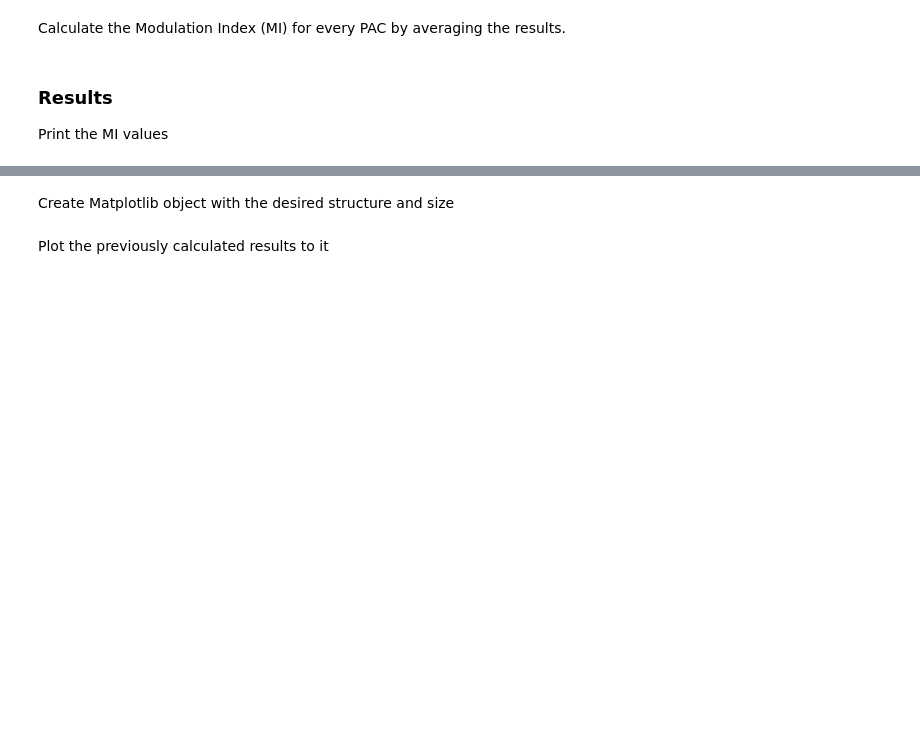
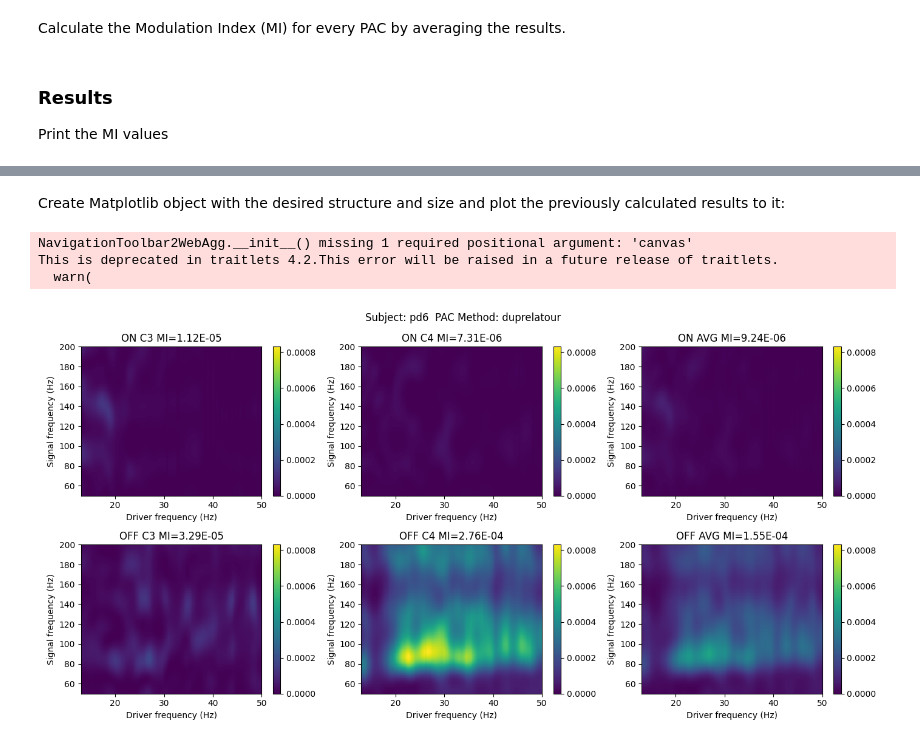
Before and after one commit to F2HEAL/PACFeedback, a Jupyter notebook: Notebooks/Intro.ipynb, the cells around one changed output, grey strips where cells are left out. Drawn from its saved outputs; the diff is of its cells as text; code cells hidden in the pictures; blank space fills up the shorter version.

```diff
--- a/Notebooks/Intro.ipynb
+++ b/Notebooks/Intro.ipynb
@@ -80,8 +107,7 @@ class PACSettings:
                                       high_fq_range=PACSettings.high_fq_range,
                                       high_fq_width=PACSettings.high_fq_width,
                                       method=PACSettings.method,
-                                      progress_bar=verbose,
-                                      n_jobs=16)
+                                      progress_bar=verbose)
 # %% [markdown]
 ### Loading the OpenNeuro data
 
@@ -207,2 +378,2 @@ print(" OFF C3:%.3E C4:%.3E AVG:%.3E" % (mis_off[0], mis_off[1], mis_off[2]))
 # %% [markdown]
-Create Matplotlib object with the desired structure and size
+Create Matplotlib object with the desired structure and size and plot the previously calculated results to it:
@@ -214,10 +380,19 @@ plt.suptitle("Subject: %s  PAC Method: %s"
-# %% [markdown]
-Plot the previously calculated results to it
 # %%
+fig,axs=plt.subplots(2,3,figsize=(14,7))
+
+_ = plt.suptitle("Subject: %s  PAC Method: %s"
+             % (subject, PACSettings.method ))
+
 pacs_on[0].plot(titles=["ON C3 MI=%.2E"  % mis_on[0]], axs=[axs[0,0]], vmin=0, vmax=vmax)
 pacs_on[1].plot(titles=["ON C4 MI=%.2E"  % mis_on[1]], axs=[axs[0,1]], vmin=0, vmax=vmax)
 pacs_on[2].plot(titles=["ON AVG MI=%.2E" % mis_on[2]], axs=[axs[0,2]], vmin=0, vmax=vmax)
 
 pacs_off[0].plot(titles=["OFF C3 MI=%.2E"  % mis_off[0]], axs=[axs[1,0]], vmin=0, vmax=vmax)
 pacs_off[1].plot(titles=["OFF C4 MI=%.2E"  % mis_off[1]], axs=[axs[1,1]], vmin=0, vmax=vmax)
 pacs_off[2].plot(titles=["OFF AVG MI=%.2E" % mis_off[2]], axs=[axs[1,2]], vmin=0, vmax=vmax)
+plt.show()
+# %% [output]
+NavigationToolbar2WebAgg.__init__() missing 1 required positional argument: 'canvas'
+This is deprecated in traitlets 4.2.This error will be raised in a future release of traitlets.
+  warn(
+[figure, added]
```
Also changed, not shown: parts of 35 cells of this notebook.
